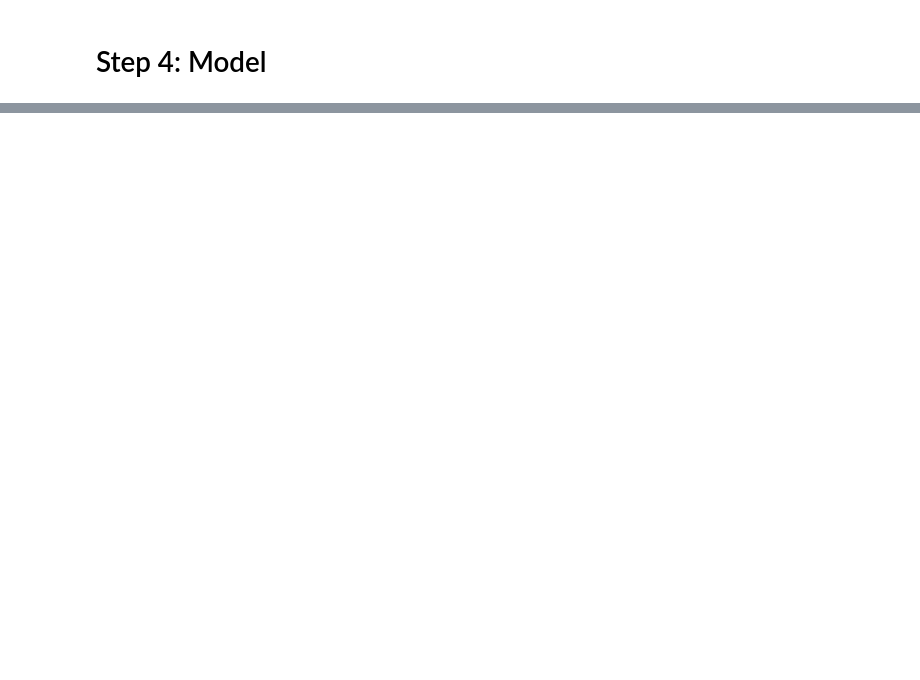
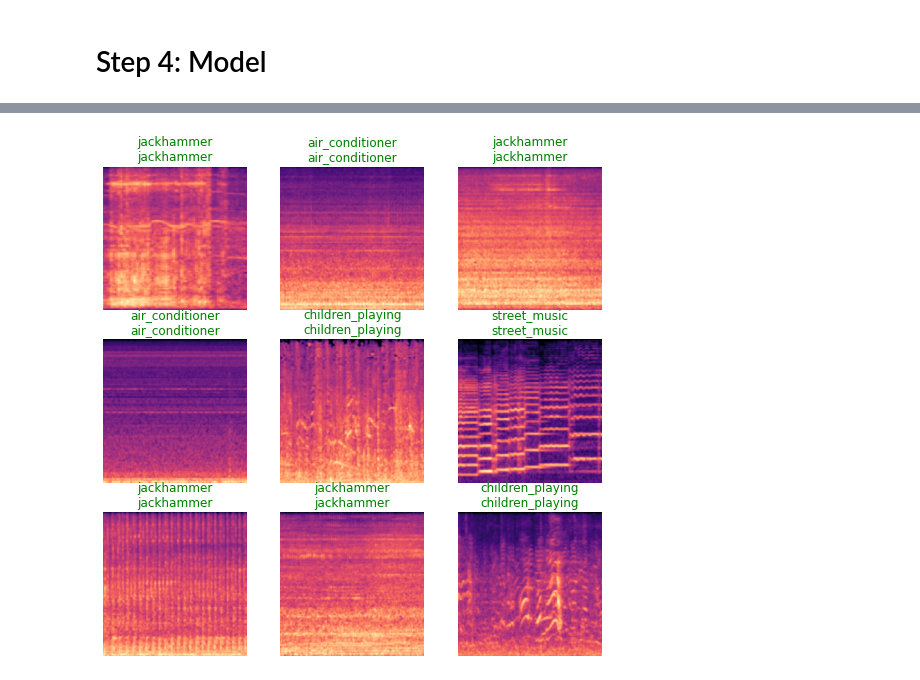
Before and after one commit to loicrouillermonay/Machine-Learning-Projects, a Jupyter notebook: Urban Sound Classification/Urban Sound Classification.ipynb, the cells around one changed output, grey strips where cells are left out. Drawn from its saved outputs; the diff is of its cells as text; code cells hidden in the pictures; blank space fills up the shorter version.

```diff
--- a/Urban Sound Classification/Urban Sound Classification.ipynb
+++ b/Urban Sound Classification/Urban Sound Classification.ipynb
@@ -140,0 +194,4 @@ data_dir = Path('../Urban Sound Classification/Data Sources/train/spectrogram/')
+# %%
+@delegates(torch.optim.AdamW.__init__)
+def pytorch_adamw(param_groups, **kwargs):
+    return OptimWrapper(torch.optim.AdamW([{'params': ps, **kwargs} for ps in param_groups]))
@@ -140,0 +200,22 @@ data_dir = Path('../Urban Sound Classification/Data Sources/train/spectrogram/')
+# %%
+from torch.distributions.beta import Beta
+
+class Mixup(Callback):
+    run_valid = False
+
+    def __init__(self, alpha=0.4): self.distrib = Beta(tensor(alpha), tensor(alpha))
+
+    def before_batch(self):
+        self.t = self.distrib.sample((self.y.size(0),)).squeeze().to(self.x.device)
+        shuffle = torch.randperm(self.y.size(0)).to(self.x.device)
+        x1,self.y1 = self.x[shuffle],self.y[shuffle]
+        self.learn.xb = (x1 * (1-self.t[:,None,None,None]) + self.x * self.t[:,None,None,None],)
+
+    def after_loss(self):
+        with NoneReduce(self.loss_func) as lf:
+            loss = lf(self.pred,self.y1) * (1-self.t) + lf(self.pred,self.y) * self.t
+        self.learn.loss = loss.mean()
+# %%
+learn_opt = Learner(dls, xresnet18(), lr=1e-2, metrics=accuracy, seed=707,
+                loss_func=LabelSmoothingCrossEntropy(), cbs=Mixup(),
+                opt_func=partial(pytorch_adamw, wd=0.01, eps=1e-3))
@@ -140,0 +226,2 @@ data_dir = Path('../Urban Sound Classification/Data Sources/train/spectrogram/')
+# %%
+learn_opt.fit_one_cycle(40, 0.04365158379077912)
@@ -140,0 +240,3 @@ data_dir = Path('../Urban Sound Classification/Data Sources/train/spectrogram/')
+# %%
+learn_opt.show_results()
+# %% [output]
@@ -140,0 +244 @@ data_dir = Path('../Urban Sound Classification/Data Sources/train/spectrogram/')
+[figure, added]
```
Also changed, not shown: parts of 17 cells of this notebook.
